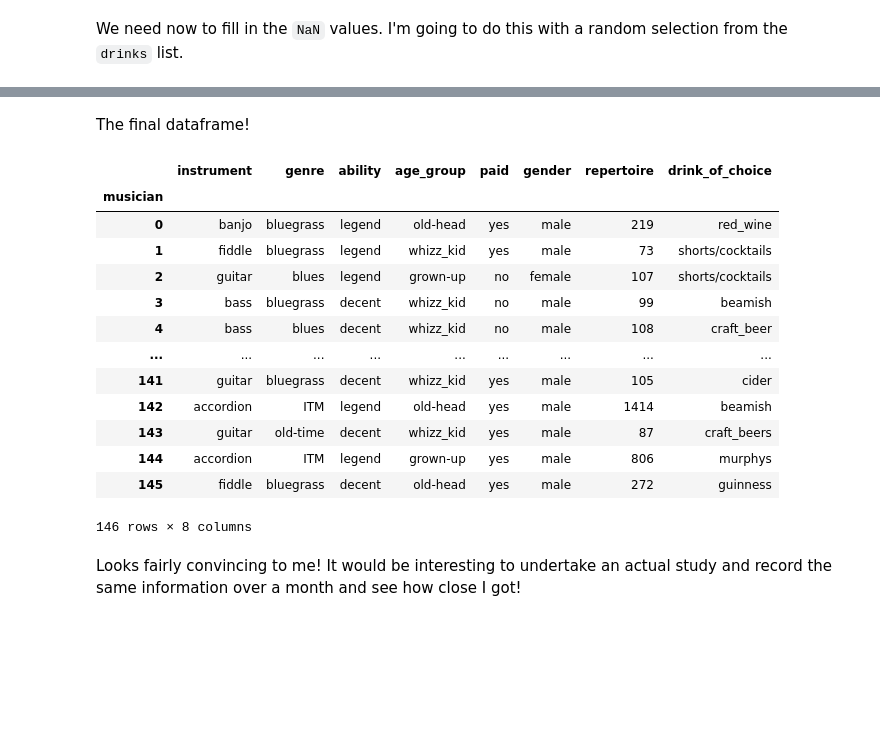
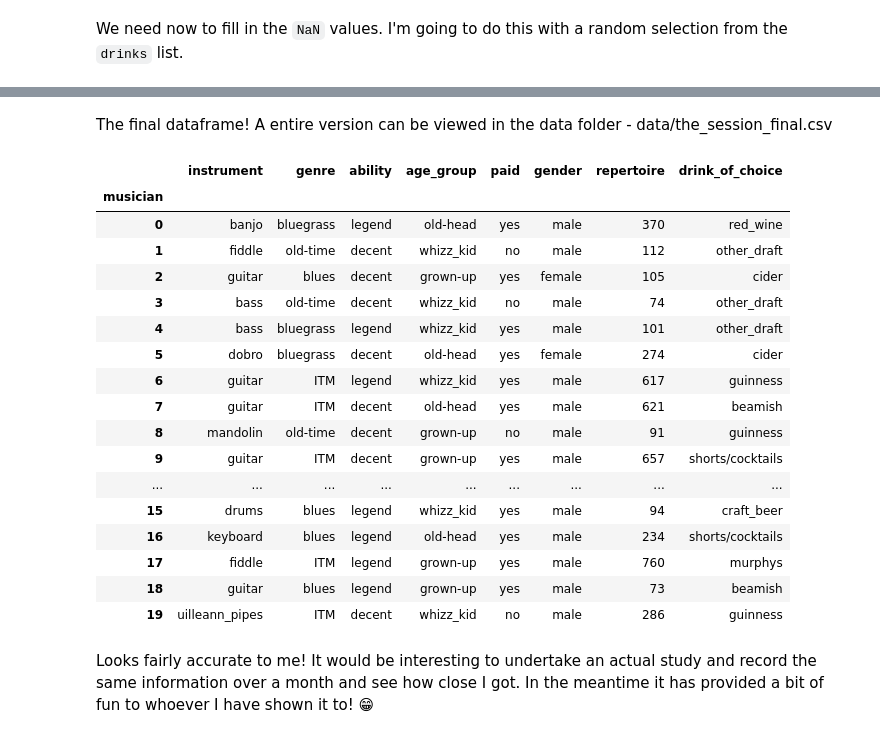
Before and after one commit to Caoimhinv/programming_for_DA_project, a Jupyter notebook: the_session.ipynb, the cells around one changed output, grey strips where cells are left out. Cells and saved outputs as stored; diff of their text form; code cells hidden in the pictures; blank space fills up the shorter version.

```diff
--- a/the_session.ipynb
+++ b/the_session.ipynb
@@ -1062,26 +1022,30 @@ Name: drink_of_choice, dtype: int64
 # save final csv file
 df.to_csv('data/the_session_final.csv')
 # %% [markdown]
-The final dataframe!
+The final dataframe! A entire version can be viewed in the data folder - data/the_session_final.csv
 # %%
-df
+df.head(20)
 # %% [output]
 |  | instrument | genre | ability | age_group | paid | gender | repertoire | drink_of_choice |
 | musician |  |  |  |  |  |  |  |  |
-| 0 | banjo | bluegrass | legend | old-head | yes | male | 219 | red_wine |
-| 1 | fiddle | bluegrass | legend | whizz_kid | yes | male | 73 | shorts/cocktails |
-| 2 | guitar | blues | legend | grown-up | no | female | 107 | shorts/cocktails |
-| 3 | bass | bluegrass | decent | whizz_kid | no | male | 99 | beamish |
-| 4 | bass | blues | decent | whizz_kid | no | male | 108 | craft_beer |
+| 0 | banjo | bluegrass | legend | old-head | yes | male | 370 | red_wine |
+| 1 | fiddle | old-time | decent | whizz_kid | no | male | 112 | other_draft |
+| 2 | guitar | blues | decent | grown-up | yes | female | 105 | cider |
+| 3 | bass | old-time | decent | whizz_kid | no | male | 74 | other_draft |
+| 4 | bass | bluegrass | legend | whizz_kid | yes | male | 101 | other_draft |
+| 5 | dobro | bluegrass | decent | old-head | yes | female | 274 | cider |
+| 6 | guitar | ITM | legend | whizz_kid | yes | male | 617 | guinness |
+| 7 | guitar | ITM | decent | old-head | yes | male | 621 | beamish |
+| 8 | mandolin | old-time | decent | grown-up | no | male | 91 | guinness |
+| 9 | guitar | ITM | decent | grown-up | yes | male | 657 | shorts/cocktails |
 | ... | ... | ... | ... | ... | ... | ... | ... | ... |
-| 141 | guitar | bluegrass | decent | whizz_kid | yes | male | 105 | cider |
-| 142 | accordion | ITM | legend | old-head | yes | male | 1414 | beamish |
-| 143 | guitar | old-time | decent | whizz_kid | yes | male | 87 | craft_beers |
-| 144 | accordion | ITM | legend | grown-up | yes | male | 806 | murphys |
-| 145 | fiddle | bluegrass | decent | old-head | yes | male | 272 | guinness |
+| 15 | drums | blues | legend | whizz_kid | yes | male | 94 | craft_beer |
+| 16 | keyboard | blues | legend | old-head | yes | male | 234 | shorts/cocktails |
+| 17 | fiddle | ITM | legend | grown-up | yes | male | 760 | murphys |
+| 18 | guitar | blues | legend | grown-up | yes | male | 73 | beamish |
+| 19 | uilleann_pipes | ITM | decent | whizz_kid | no | male | 286 | guinness |
-146 rows × 8 columns
 # %% [markdown]
-Looks fairly convincing to me! It would be interesting to undertake an actual study and record the same information over a month and see how close I got!
+Looks fairly accurate to me! It would be interesting to undertake an actual study and record the same information over a month and see how close I got. In the meantime it has provided a bit of fun to whoever I have shown it to! 😁
 # %% [markdown]
 <br>
 
```
Also changed, not shown: parts of 32 cells of this notebook, 2 other files.
